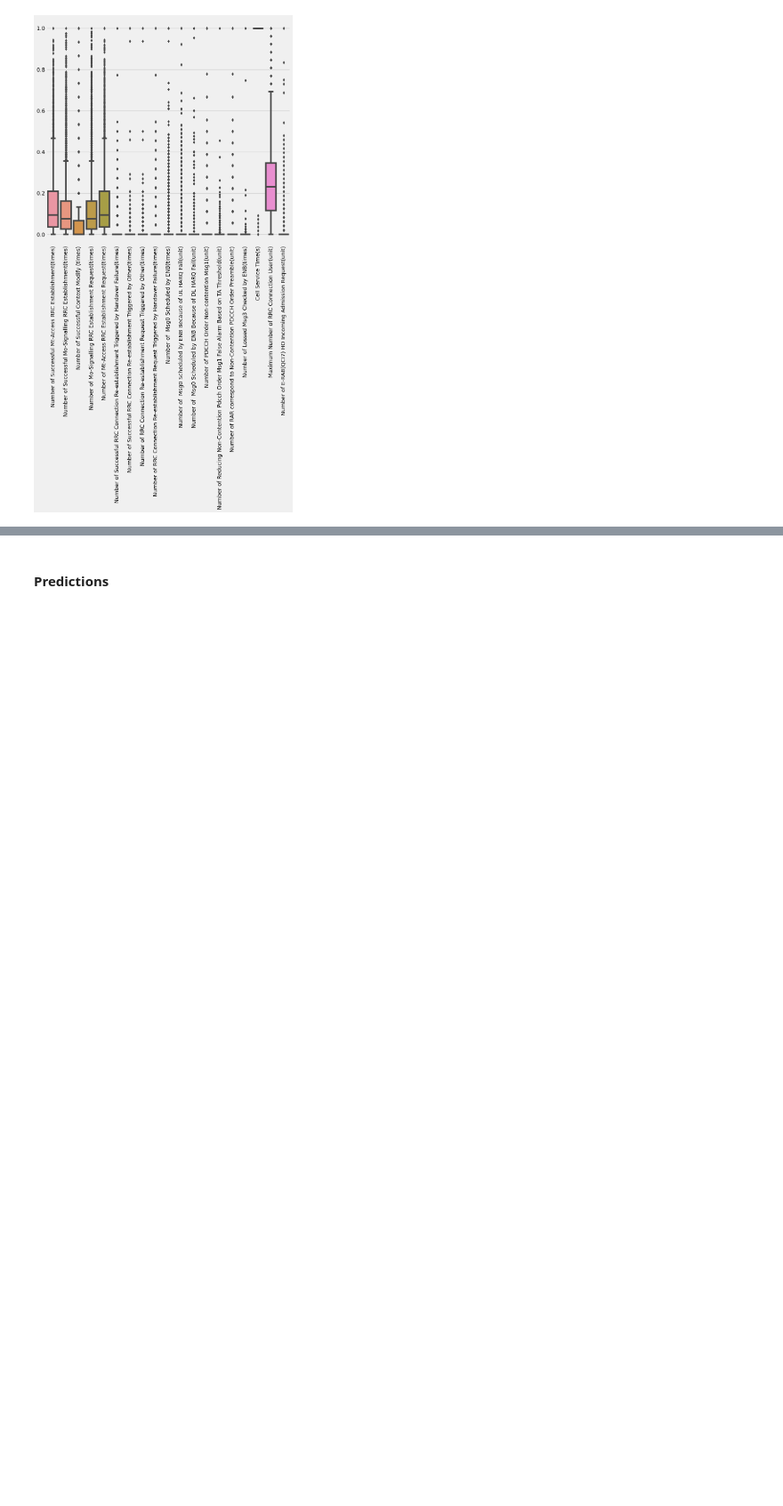
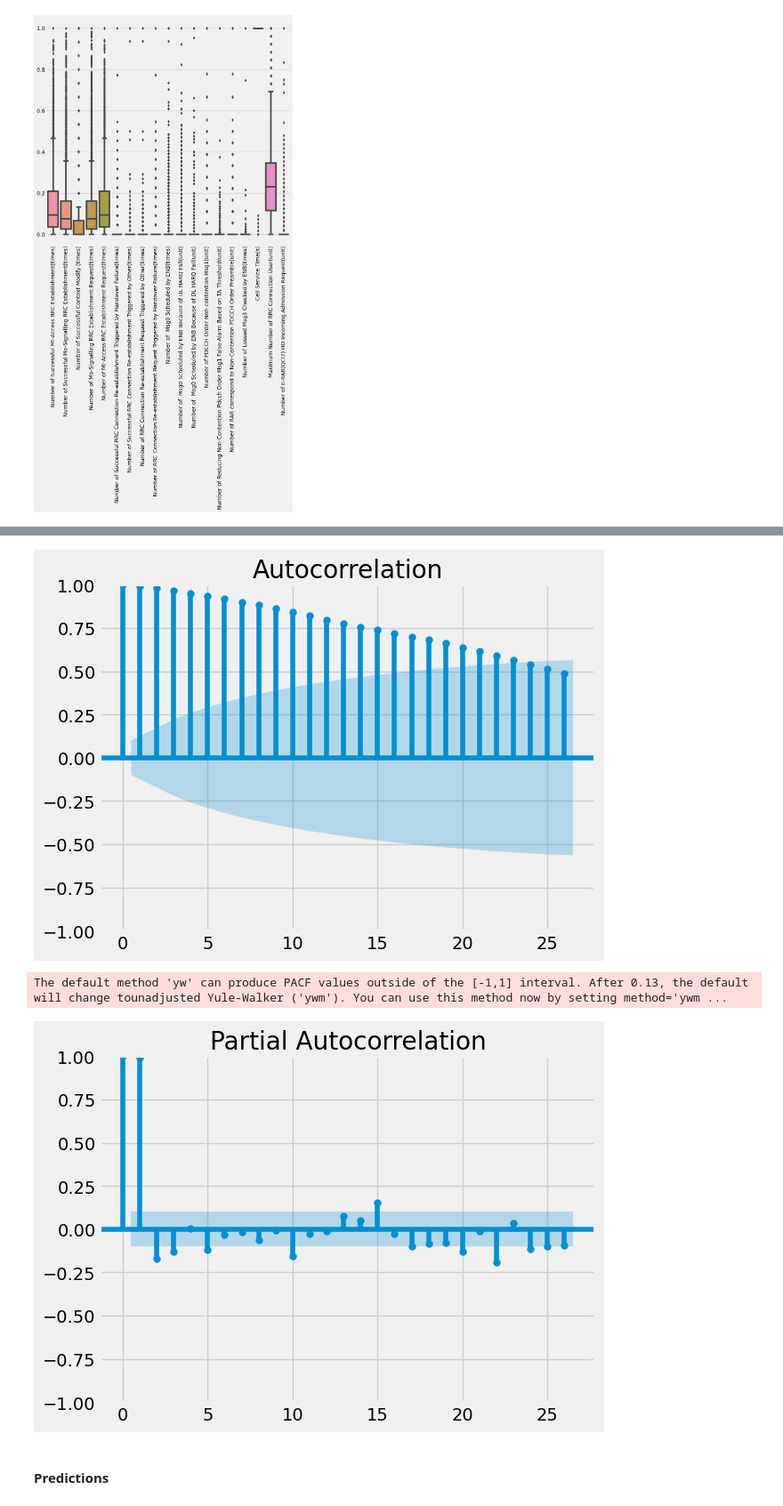
Before and after one commit to georgioschr/Mobile-Network-Monitoring-using-AI-for-Anomaly-Detection, a Jupyter notebook: ZTE V2.ipynb, the cells around one changed output, grey strips where cells are left out. Shown at 89% size. Cells and saved outputs as stored; diff of their text form; code cells hidden in the pictures; blank space fills up the shorter version.

```diff
--- a/ZTE V2.ipynb
+++ b/ZTE V2.ipynb
@@ -267,0 +379,29 @@ Number of Successful Mt-Access RRC Establishment(times)
+# %%
+#perform the augmented Dickey-Fuller test:
+## https://koalatea.io/python-augment-dickey-fuller-test/
+
+
+from statsmodels.tsa.stattools import adfuller
+from statsmodels.tsa.stattools import kpss
+
+df_plt = ts.copy()
+
+col = df_plt.columns.values[6]
+df_plt = df_plt.set_index('datetime')
+df_plt.index =  pd.DatetimeIndex(df_plt.index)
+
+df_plt = df_plt[col].resample('H').mean().to_frame()
+df_plt = df_plt.rolling(window=48).mean()
+df_plt = df_plt.dropna()
+
+
+adfuller(df_plt[col])
+#df_plt
+#kpss(df_plt[col])
+
+#Test statistic: -11.315654352326138,
+#P-value: 1.2084858263518312e-20
+
+#Since the p-value is less than .05, thus we can reject the null hypothesis as the .05 level.
+#This suggest that our time series is stationary. We know this is true since we generated white noise.
+#This means the time series is stationary. In other words, it has some time-dependent structure and does not have constant variance over time.
@@ -268,2 +428,13 @@ Number of Successful Mt-Access RRC Establishment(times)
+# %%
+from statsmodels.graphics.tsaplots import plot_acf
+from statsmodels.graphics.tsaplots import plot_pacf
+plot_acf(df_plt[col]) #, lags=30, alpha=.05
+plt.show()
+plot_pacf(df_plt[col])
+plt.show()
+# %% [output]
+[figure, added]
+The default method 'yw' can produce PACF values outside of the [-1,1] interval. After 0.13, the default will change tounadjusted Yule-Walker ('ywm'). You can use this method now by setting method='ywm ...
+[figure, added]
 # %% [markdown]
 #### Predictions
```
Also changed, not shown: parts of 15 cells of this notebook.
